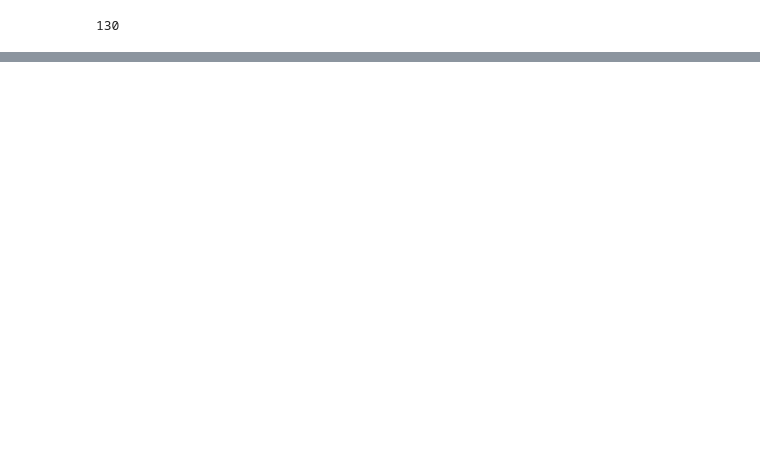
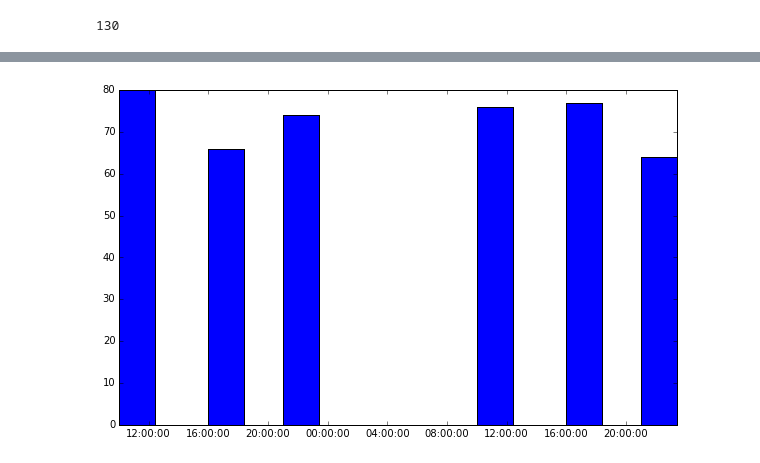
Before and after one commit to pingswept/park-street-parking-data, a Jupyter notebook: park-street-parking-data.ipynb, the cells around one changed output, grey strips where cells are left out. Saved outputs shown, nothing was run; the diff lists cells and outputs as text; code cells hidden in the pictures; blank space fills up the shorter version.

Commit message:
Add more graphs

```diff
--- a/park-street-parking-data.ipynb
+++ b/park-street-parking-data.ipynb
@@ -12,9 +13,13 @@ import matplotlib.pyplot as plt
 street_data = {"eliot": [18, 16, 21, 12, 14, 18], "ivaloo": [26, 24, 20, 26, 28, 13], "morgan": [15, 9, 11, 16, 12, 10],
                 "lower park":[5, 3, 5, 7, 8, 5], "upper park": [16, 14, 17, 15, 15, 18]}
 
+neighborhood_totals_by_date = [sum(x) for x in zip(*street_data.values())]
+
+percentage_full_by_date = [x/total_capacity for x in neighborhood_totals_by_date]
 
 x = [1,2,3,4,5,6]
-#x = [1454347247, 1454347248, 1454347249, 1454347250, 1454347251, 1454347252]
+dates = ['Wed Jan 27 10:00:00 2016', 'Wed Jan 27 16:00:00 2016', 'Wed Jan 27 21:00:00 2016', 'Thu Jan 28 10:00:00 2016', 'Thu Jan 28 16:00:00 2016', 'Thu Jan 28 21:00:00 2016']
+d = [dt.datetime.strptime(x, '%a %b %d %H:%M:%S %Y') for x in dates]
 
 colors={'eliot': 'red', 'ivaloo': 'green', 'morgan': 'blue', 'lower park': 'orange', 'upper park': 'purple'}
 
@@ -45,0 +52,10 @@ plt.show()
+# %%
+plt.figure(3, figsize=(10,6))
+ax = plt.subplot(111)
+
+ax.bar(d, neighborhood_totals_by_date, width=0.1)
+ax.xaxis_date()
+
+plt.show()
+# %% [output]
+[figure, added]
```
Also changed, not shown: parts of 4 cells of this notebook.
